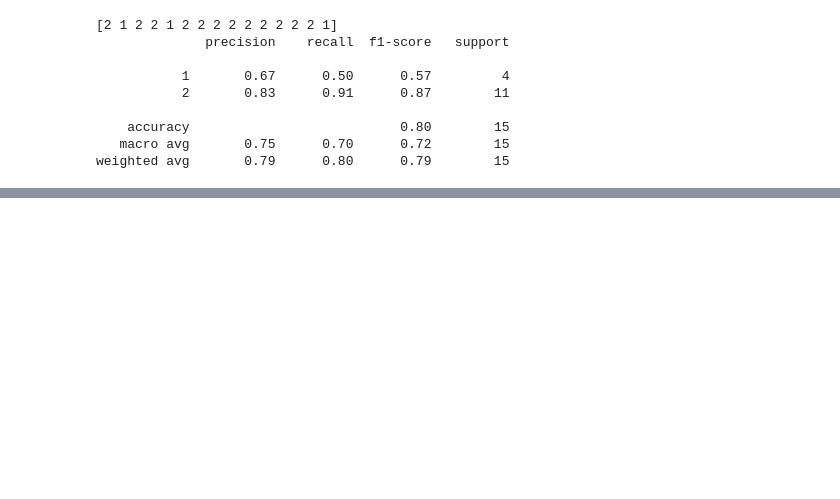
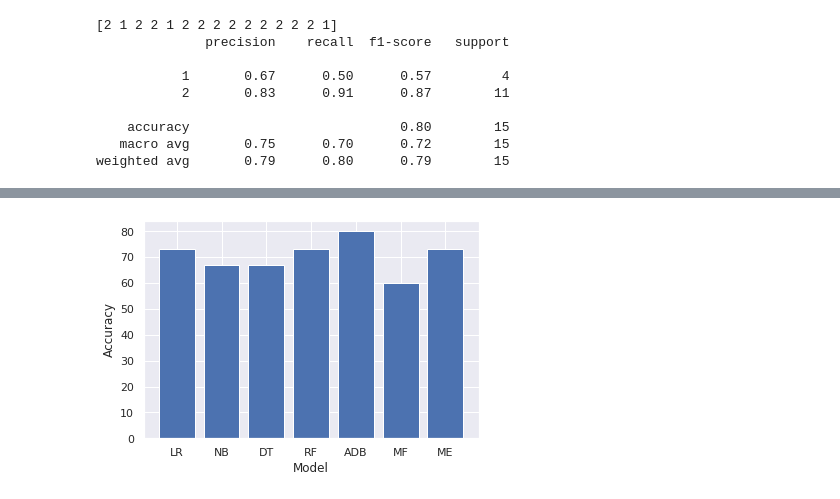
Before and after one commit to raveenaaa/NBA_Prediction, a Jupyter notebook: nba.ipynb, the cells around one changed output, grey strips where cells are left out. Cells and saved outputs as stored; diff of their text form; code cells hidden in the pictures; blank space fills up the shorter version.

```diff
--- a/nba.ipynb
+++ b/nba.ipynb
@@ -264,0 +570,27 @@ weighted avg       0.79      0.80      0.79        15
+# %%
+import matplotlib.pyplot as plt
+sns.set()
+# x-coordinates of left sides of bars
+left = [1, 2, 3, 4, 5, 6, 7]
+
+# heights of bars
+height = [73, 67, 67, 73, 80, 60, 73]
+
+# labels for bars
+tick_label = ['LR', 'NB', 'DT', 'RF', 'ADB', 'MF','ME']
+
+# plotting a bar chart
+plt.bar(left, height, tick_label = tick_label,
+		width = 0.8)
+
+# naming the x-axis
+plt.xlabel('Model')
+# naming the y-axis
+plt.ylabel('Accuracy')
+# plot title
+# plt.title('Performance chart!')
+
+# function to show the plot
+plt.show()
+# %% [output]
+[figure, added]
```
Also changed, not shown: parts of 29 cells of this notebook.
